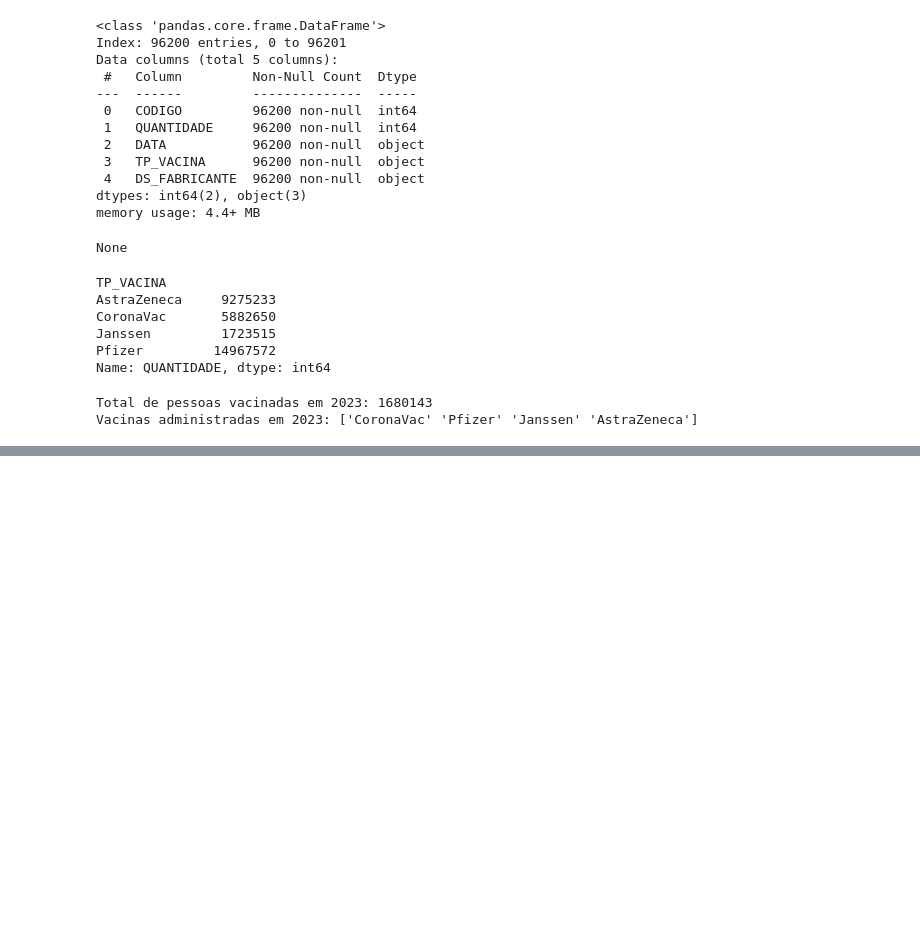
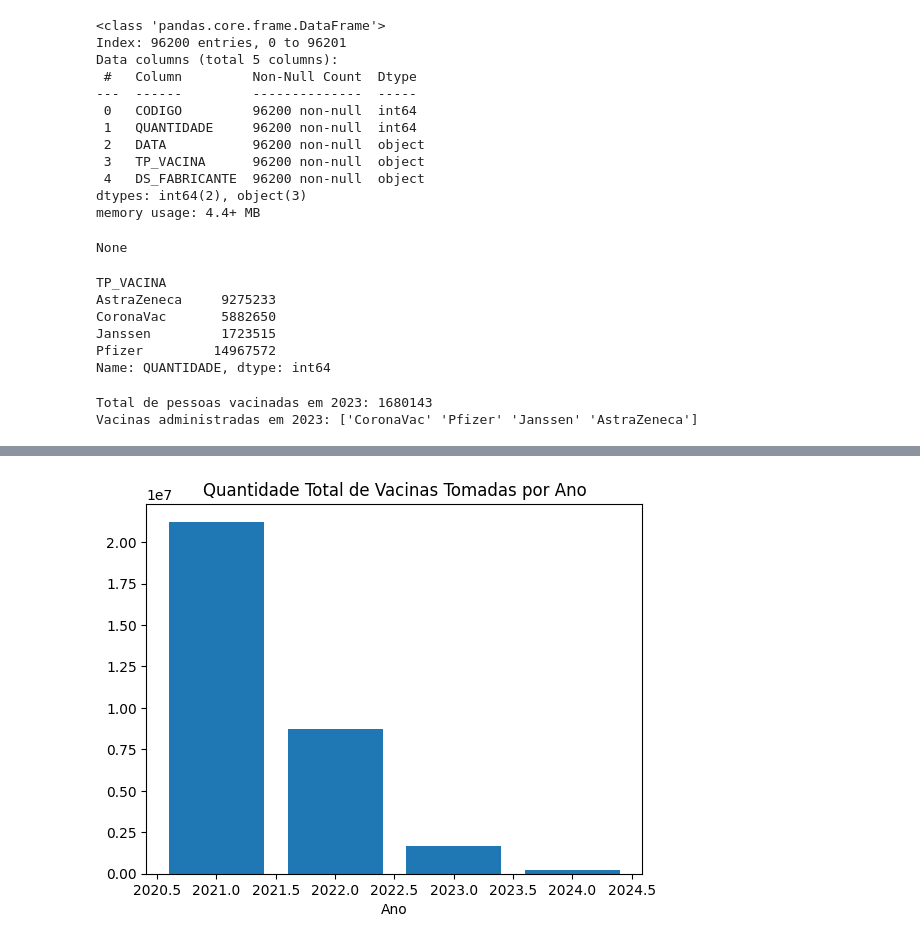
Before and after one commit to Luhera/Estudo-Python, a Jupyter notebook: Projeto 5/inicial.ipynb, the cells around one changed output, grey strips where cells are left out. Saved outputs shown, nothing was run; the diff lists cells and outputs as text; code cells hidden in the pictures; blank space fills up the shorter version.

```diff
--- a/Projeto 5/inicial.ipynb
+++ b/Projeto 5/inicial.ipynb
@@ -121,0 +256,26 @@ Vacinas administradas em 2023: ['CoronaVac' 'Pfizer' 'Janssen' 'AstraZeneca']
+# %%
+import pandas as pd
+import matplotlib.pyplot as plt
+
+# Leia os dados do seu arquivo CSV
+tabela = pd.read_csv("vacinacao-covid.csv")
+
+# Converta a coluna 'DATA' para o tipo datetime
+tabela['DATA'] = pd.to_datetime(tabela['DATA'])
+
+# Crie uma nova coluna 'ANO' com o ano da data
+tabela['ANO'] = tabela['DATA'].dt.year
+
+# Agrupe os dados por ano e calcule a quantidade total de vacinas tomadas em cada ano
+tabela_agrupada = tabela.groupby('ANO')['QUANTIDADE'].sum()
+
+# Crie um gráfico de barras com o ano no eixo x e a quantidade no eixo y
+plt.bar(tabela_agrupada.index, tabela_agrupada.values)
+plt.xlabel('Ano')
+
+
+
+plt.title('Quantidade Total de Vacinas Tomadas por Ano')
+plt.show()
+# %% [output]
+[figure, added]
```
Also changed, not shown: parts of 4 cells of this notebook.
